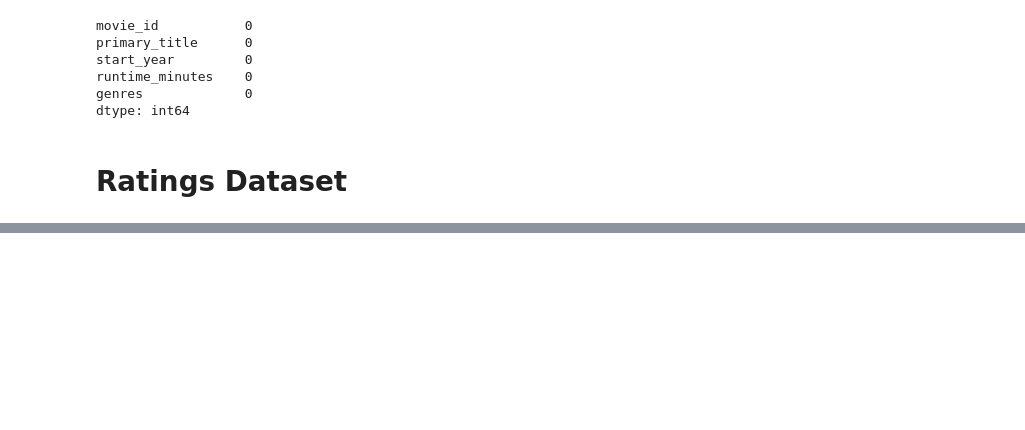
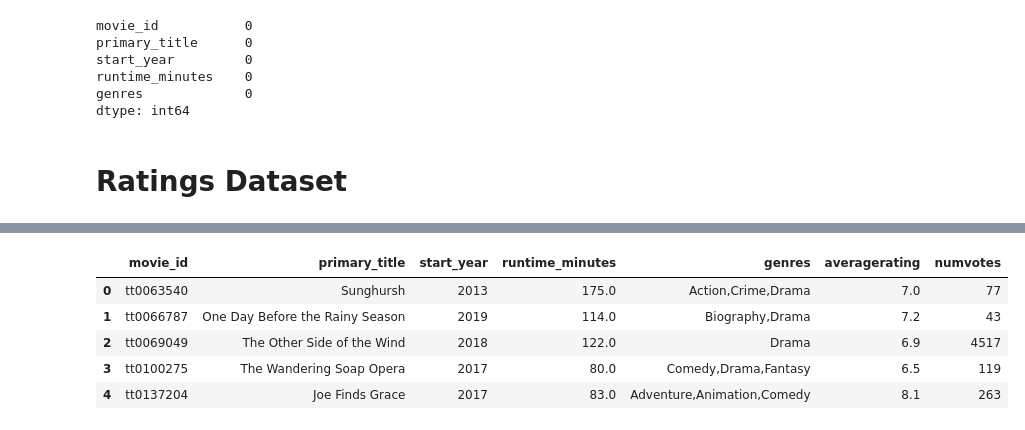
Before and after one commit to Deborah-Okeyo/group-eight-project, a Jupyter notebook: index.ipynb, the cells around one changed output, grey strips where cells are left out. Drawn from its saved outputs; the diff is of its cells as text; code cells hidden in the pictures; blank space fills up the shorter version.

```diff
--- a/index.ipynb
+++ b/index.ipynb
@@ -457,0 +510,13 @@ dtype: int64
+# %%
+# Merge the basics and ratings dataset using the movie id column
+basics_and_ratings_df = basics_df.merge(ratings_df, on="movie_id", how="inner")
+
+# Confirm the necessary columns are in the new dataset
+basics_and_ratings_df.head(5)
+# %% [output]
+|  | movie_id | primary_title | start_year | runtime_minutes | genres | averagerating | numvotes |
+| 0 | tt0063540 | Sunghursh | 2013 | 175.0 | Action,Crime,Drama | 7.0 | 77 |
+| 1 | tt0066787 | One Day Before the Rainy Season | 2019 | 114.0 | Biography,Drama | 7.2 | 43 |
+| 2 | tt0069049 | The Other Side of the Wind | 2018 | 122.0 | Drama | 6.9 | 4517 |
+| 3 | tt0100275 | The Wandering Soap Opera | 2017 | 80.0 | Comedy,Drama,Fantasy | 6.5 | 119 |
+| 4 | tt0137204 | Joe Finds Grace | 2017 | 83.0 | Adventure,Animation,Comedy | 8.1 | 263 |
```
Also changed, not shown: parts of 17 cells of this notebook.
